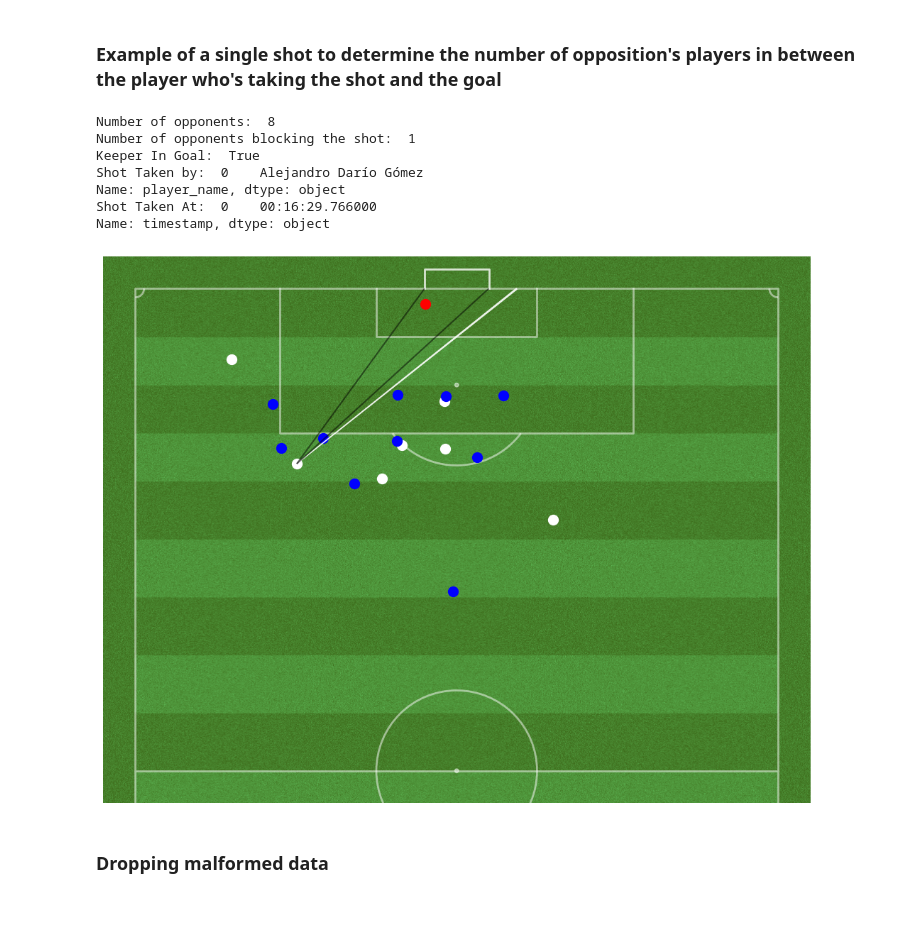
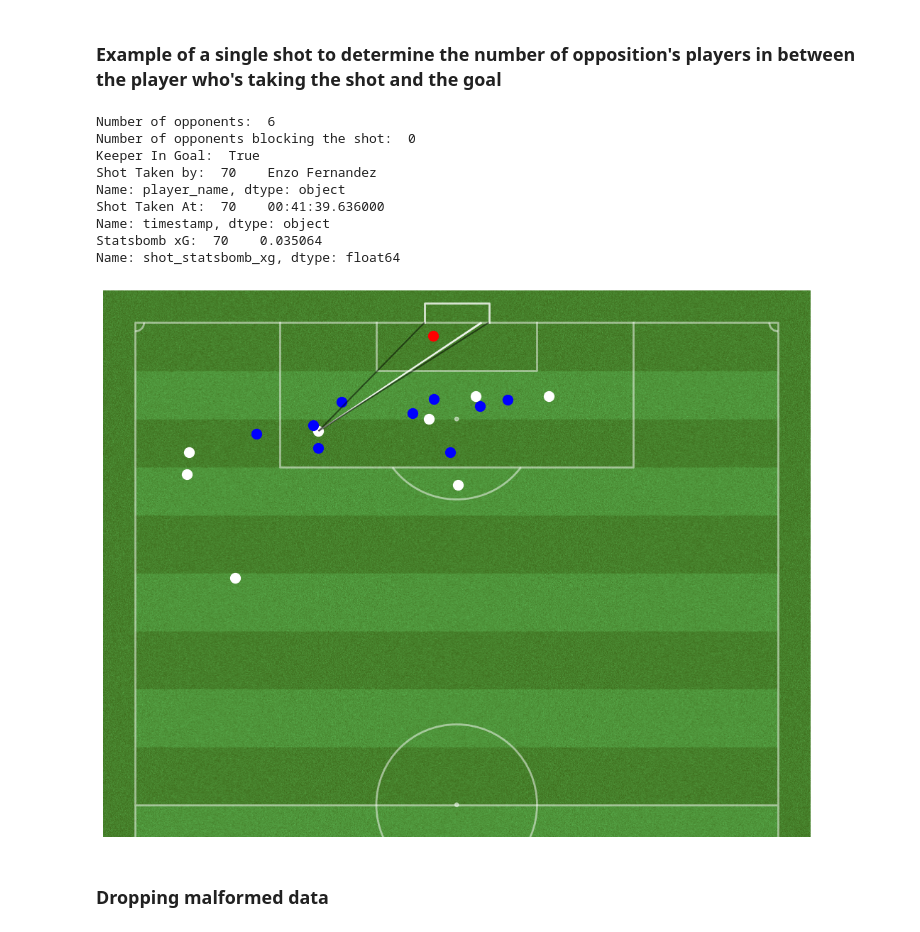
Before and after one commit to ishdeep-10/IndianCitizen, a Jupyter notebook: Models/xG/Advanced_xG_Model.ipynb, the cells around one changed output. Drawn from its saved outputs; the diff is of its cells as text; code cells hidden in the pictures.

```diff
--- a/Models/xG/Advanced_xG_Model.ipynb
+++ b/Models/xG/Advanced_xG_Model.ipynb
@@ -132,7 +179,7 @@ p = VerticalPitch(pitch_type='statsbomb',pitch_color='grass', line_color='white'
                  line_alpha=0.5, goal_alpha=0.8,corner_arcs=True,goal_type='box')
 fig,ax = p.draw(figsize=(12,8))
 
-df_match_360_shot = df_match_360[0:1]
+df_match_360_shot = df_match_360[70:71]
 
 
 p.scatter(x=df_match_360_shot['x'],y=df_match_360_shot['y'],ax=ax)
@@ -151,42 +198,45 @@ for x in df_match_360_shot.iloc[0]['freeze_frame']:
         color = 'white'
     elif x['teammate'] == False:
         color = 'blue'
-        if x['keeper'] == False and x['location'][0] > df_match_360_shot['x'][0] and x['location'][0] > df_match_360_shot['y'][0]:
+        if x['keeper'] == False and x['location'][0] > df_match_360_shot['x'][70] and x['location'][0] > df_match_360_shot['y'][70]:
             opponent_count += 1
     if x['keeper'] == True:
         color = 'red'
         keeper_in_goal = True
 
     p.scatter(x=x['location'][0],y=x['location'][1],ax=ax,c = color,s=100)
     #print(x['location'][1])
     point = (x['location'][0],x['location'][1])
     #print(point)
     if point_inside_triangle(point, A, B, C).any():
         opponent_blocking_shot +=1
 
 
 p.lines(xstart=df_match_360_shot['x'],ystart=df_match_360_shot['y'],xend=120,yend=36,comet=False,color='black',ax=ax,lw=1.5,alpha=0.5)
 p.lines(xstart=df_match_360_shot['x'],ystart=df_match_360_shot['y'],xend=120,yend=44,comet=False,color='black',ax=ax,lw=1.5,alpha=0.5)
 
 
 if keeper_in_goal == True:
     opponent_blocking_shot = opponent_blocking_shot - 1
 
 
 print("Number of opponents: ",opponent_count)
 print("Number of opponents blocking the shot: ",opponent_blocking_shot)
 print("Keeper In Goal: ",keeper_in_goal)
 print("Shot Taken by: ",df_match_360_shot['player_name'])
 print("Shot Taken At: ",df_match_360_shot['timestamp'])
+print("Statsbomb xG: ",df_match_360_shot['shot_statsbomb_xg'])
 # %% [output]
-Number of opponents:  8
-Number of opponents blocking the shot:  1
+Number of opponents:  6
+Number of opponents blocking the shot:  0
 Keeper In Goal:  True
-Shot Taken by:  0    Alejandro Darío Gómez
+Shot Taken by:  70    Enzo Fernandez
 Name: player_name, dtype: object
-Shot Taken At:  0    00:16:29.766000
+Shot Taken At:  70    00:41:39.636000
 Name: timestamp, dtype: object
+Statsbomb xG:  70    0.035064
+Name: shot_statsbomb_xg, dtype: float64
-[figure, old version]
+[figure, new version]
 # %% [markdown]
 ### Dropping malformed data
 # %%
```
Also changed, not shown: parts of 5 cells of this notebook, 1 other file.
